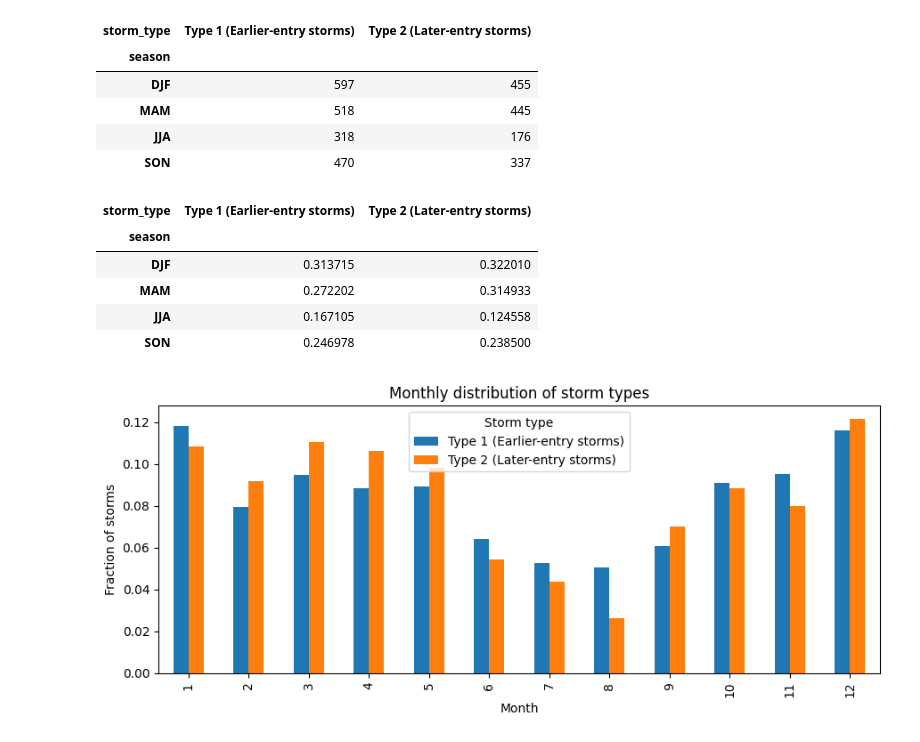
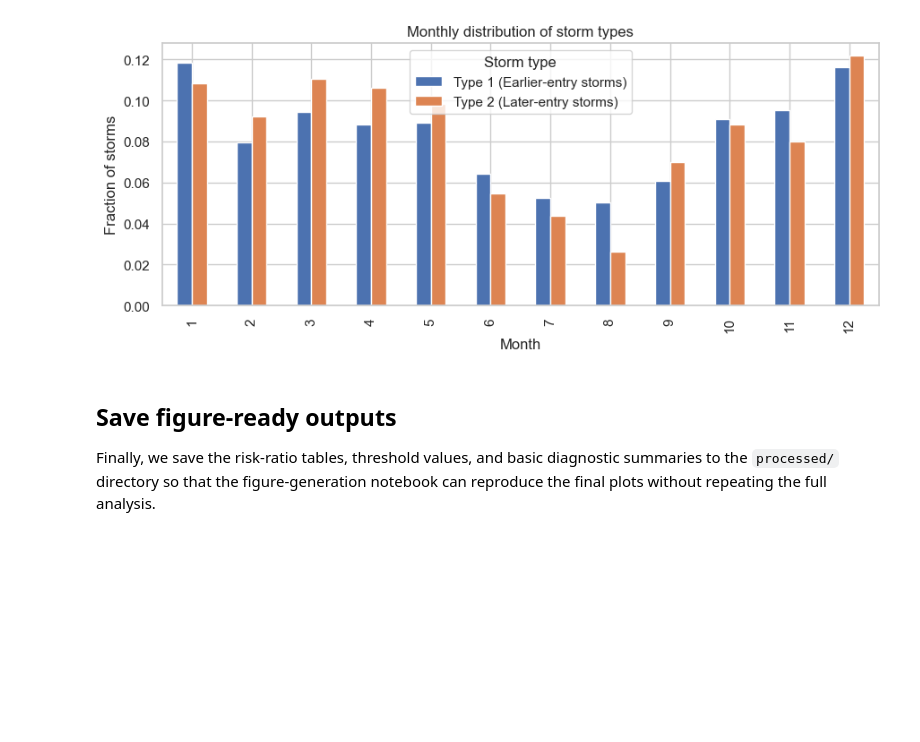
Before and after one commit to DaniJonesOcean/etc-impacts-great-lakes, a Jupyter notebook: notebooks/03_impact_analysis.ipynb, the cells around one changed output. Cells and saved outputs as stored; diff of their text form; code cells hidden in the pictures; blank space fills up the shorter version.

Commit message:
Update notebook 03

```diff
--- a/notebooks/03_impact_analysis.ipynb
+++ b/notebooks/03_impact_analysis.ipynb
@@ -7,0 +7,19 @@ import matplotlib.pyplot as plt
+# %%
+# ------------------------------
+# 1. Imports and setup
+# ------------------------------
+from pathlib import Path
+
+import numpy as np
+import pandas as pd
+import matplotlib.pyplot as plt
+import seaborn as sns
+from IPython.display import display
+
+sns.set_theme(style="whitegrid")
+
+REPO_ROOT = Path.cwd().resolve().parent
+PROCESSED_DIR = REPO_ROOT / "processed"
+
+print("Repo root:", REPO_ROOT)
+print("Processed dir:", PROCESSED_DIR)
@@ -334,42 +610,24 @@ for s in SEASON_ORDER:
 # %%
+month_counts = (
+    df.groupby(["month", "storm_type"])
+    .size()
+    .unstack("storm_type")
+    .sort_index()
+)
 
-
-# ============================================================
-# 5) Diagnostics at the bottom (counts + monthly distribution)
-# ============================================================
-
-# Counts by season and type
-season_counts = (
-    df.groupby(["season", "storm_type"]).size().unstack("storm_type").reindex(SEASON_ORDER)
-)
-display(season_counts)
-
-season_frac = season_counts.div(season_counts.sum(axis=0), axis=1)
-display(season_frac)
-
-# Monthly distribution (fractions by type)
-month_counts = df.groupby(["month", "storm_type"]).size().unstack("storm_type").sort_index()
 month_frac = month_counts.div(month_counts.sum(axis=0), axis=1)
 
 ax = month_frac.plot(kind="bar", figsize=(9, 4))
 ax.set_ylabel("Fraction of storms")
 ax.set_xlabel("Month")
 ax.set_title("Monthly distribution of storm types")
 ax.legend(title="Storm type")
 plt.tight_layout()
 plt.show()
 # %% [output]
-| storm_type | Type 1 (Earlier-entry storms) | Type 2 (Later-entry storms) |
-| season |  |  |
-| DJF | 597 | 455 |
-| MAM | 518 | 445 |
-| JJA | 318 | 176 |
-| SON | 470 | 337 |
-| storm_type | Type 1 (Earlier-entry storms) | Type 2 (Later-entry storms) |
-| season |  |  |
-| DJF | 0.313715 | 0.322010 |
-| MAM | 0.272202 | 0.314933 |
-| JJA | 0.167105 | 0.124558 |
-| SON | 0.246978 | 0.238500 |
-[figure, old version]
+[figure, new version]
+# %% [markdown]
+## Save figure-ready outputs
+
+Finally, we save the risk-ratio tables, threshold values, and basic diagnostic summaries to the `processed/` directory so that the figure-generation notebook can reproduce the final plots without repeating the full analysis.
 # %%
```
Also changed, not shown: parts of 24 cells of this notebook.
